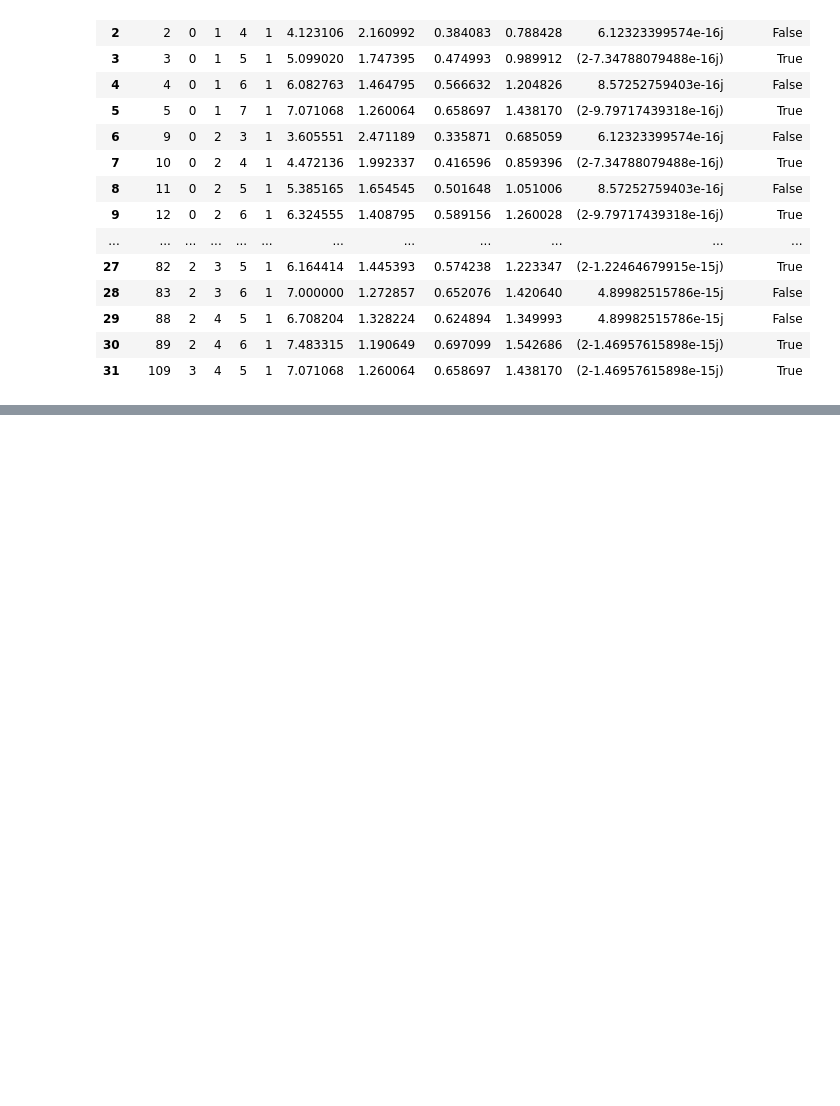
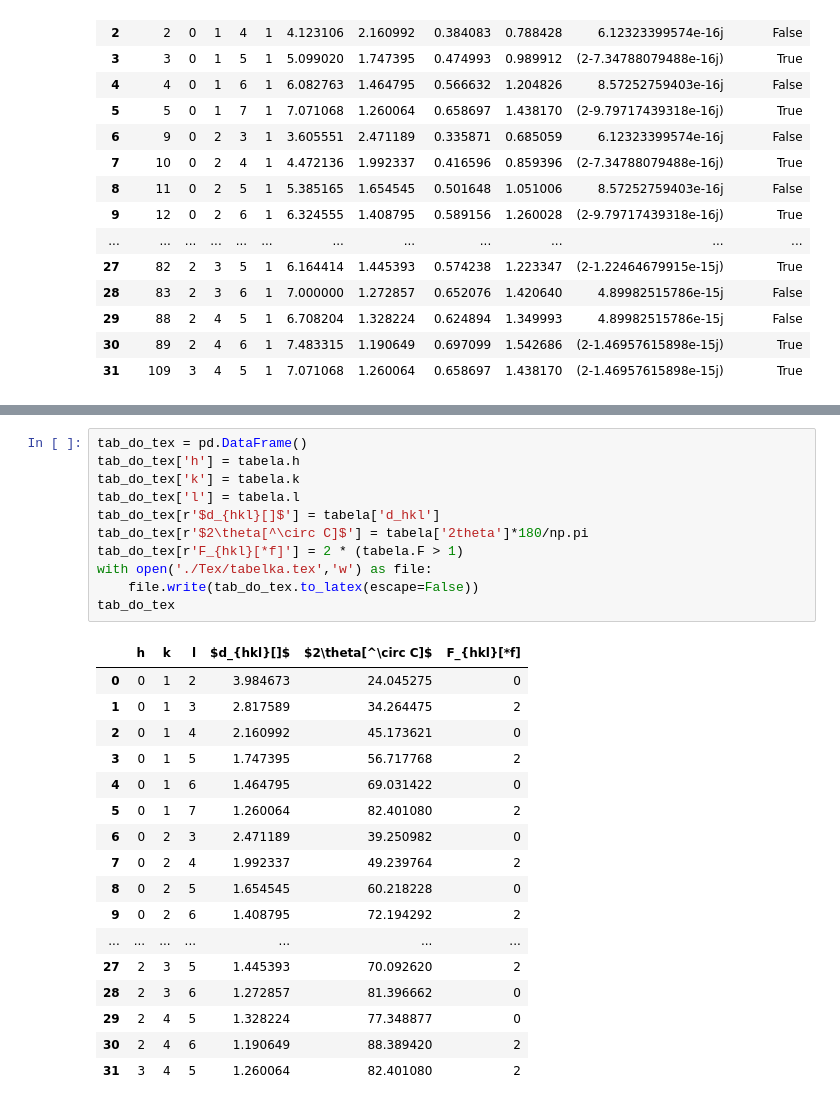
Before and after one commit to MarikinPaulina/WDFCS, a Jupyter notebook: Projekt/Kostek.ipynb, the cells around one changed output, grey strips where cells are left out. Saved outputs shown, nothing was run; the diff lists cells and outputs as text; blank space fills up the shorter version.

```diff
--- a/Projekt/Kostek.ipynb
+++ b/Projekt/Kostek.ipynb
@@ -74,0 +77,29 @@ SyntaxError: invalid syntax (<ipython-input-4-8d126af1101c>, line 3)
+# %%
+tab_do_tex = pd.DataFrame()
+tab_do_tex['h'] = tabela.h
+tab_do_tex['k'] = tabela.k
+tab_do_tex['l'] = tabela.l
+tab_do_tex[r'$d_{hkl}[]$'] = tabela['d_hkl']
+tab_do_tex[r'$2\theta[^\circ C]$'] = tabela['2theta']*180/np.pi
+tab_do_tex[r'F_{hkl}[*f]'] = 2 * (tabela.F > 1)
+with open('./Tex/tabelka.tex','w') as file:
+    file.write(tab_do_tex.to_latex(escape=False))
+tab_do_tex
+# %% [output]
+|  | h | k | l | $d_{hkl}[]$ | $2\theta[^\circ C]$ | F_{hkl}[*f] |
+| 0 | 0 | 1 | 2 | 3.984673 | 24.045275 | 0 |
+| 1 | 0 | 1 | 3 | 2.817589 | 34.264475 | 2 |
+| 2 | 0 | 1 | 4 | 2.160992 | 45.173621 | 0 |
+| 3 | 0 | 1 | 5 | 1.747395 | 56.717768 | 2 |
+| 4 | 0 | 1 | 6 | 1.464795 | 69.031422 | 0 |
+| 5 | 0 | 1 | 7 | 1.260064 | 82.401080 | 2 |
+| 6 | 0 | 2 | 3 | 2.471189 | 39.250982 | 0 |
+| 7 | 0 | 2 | 4 | 1.992337 | 49.239764 | 2 |
+| 8 | 0 | 2 | 5 | 1.654545 | 60.218228 | 0 |
+| 9 | 0 | 2 | 6 | 1.408795 | 72.194292 | 2 |
+| ... | ... | ... | ... | ... | ... | ... |
+| 27 | 2 | 3 | 5 | 1.445393 | 70.092620 | 2 |
+| 28 | 2 | 3 | 6 | 1.272857 | 81.396662 | 0 |
+| 29 | 2 | 4 | 5 | 1.328224 | 77.348877 | 0 |
+| 30 | 2 | 4 | 6 | 1.190649 | 88.389420 | 2 |
+| 31 | 3 | 4 | 5 | 1.260064 | 82.401080 | 2 |
```
Also changed, not shown: parts of 1 cell of this notebook, 6 other files.
